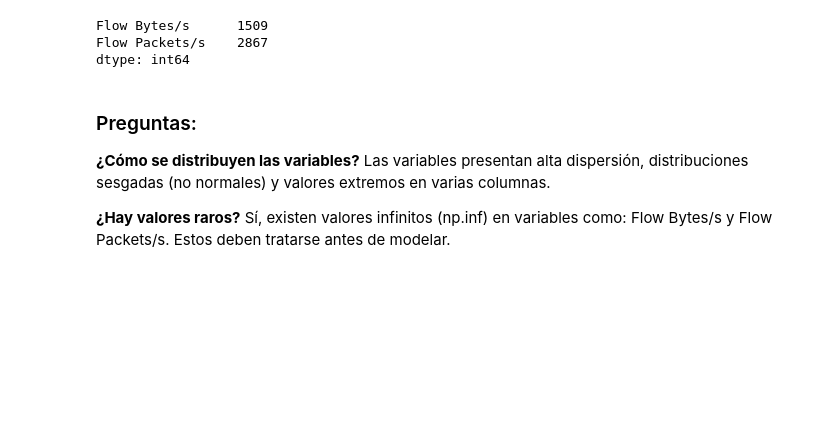
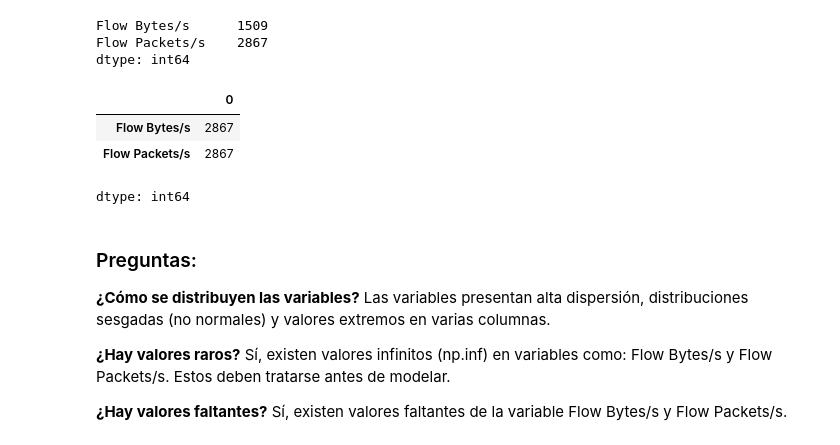
Before and after one commit to jotaeleb/tif-ciencias-de-datos, a Jupyter notebook: notebooks/proyecto.ipynb, the cells around one changed output. Saved outputs shown, nothing was run; the diff lists cells and outputs as text; code cells hidden in the pictures; blank space fills up the shorter version.

```diff
--- a/notebooks/proyecto.ipynb
+++ b/notebooks/proyecto.ipynb
@@ -221,6 +217,17 @@ print(inf_por_columna[inf_por_columna > 0])
 Flow Bytes/s      1509
 Flow Packets/s    2867
 dtype: int64
+# %%
+#Reemplazar loa valores infinitos
+df.replace([np.inf, -np.inf], np.nan, inplace=True)
+# %%
+# Valores faltantes (solo los que son > 0)
+df.isnull().sum()[df.isnull().sum() > 0]
+# %% [output]
+|  | 0 |
+| Flow Bytes/s | 2867 |
+| Flow Packets/s | 2867 |
+dtype: int64
 # %% [markdown]
 ### Preguntas:
 
@@ -230,3 +237,6 @@ Las variables presentan alta dispersión, distribuciones sesgadas (no normales)
 **¿Hay valores raros?**
 Sí, existen valores infinitos (np.inf) en variables como: Flow Bytes/s y Flow Packets/s.
 Estos deben tratarse antes de modelar.
+
+
+**¿Hay valores faltantes?** Sí, existen valores faltantes de la variable Flow Bytes/s y Flow Packets/s.
```
Also changed, not shown: parts of 11 cells of this notebook.
